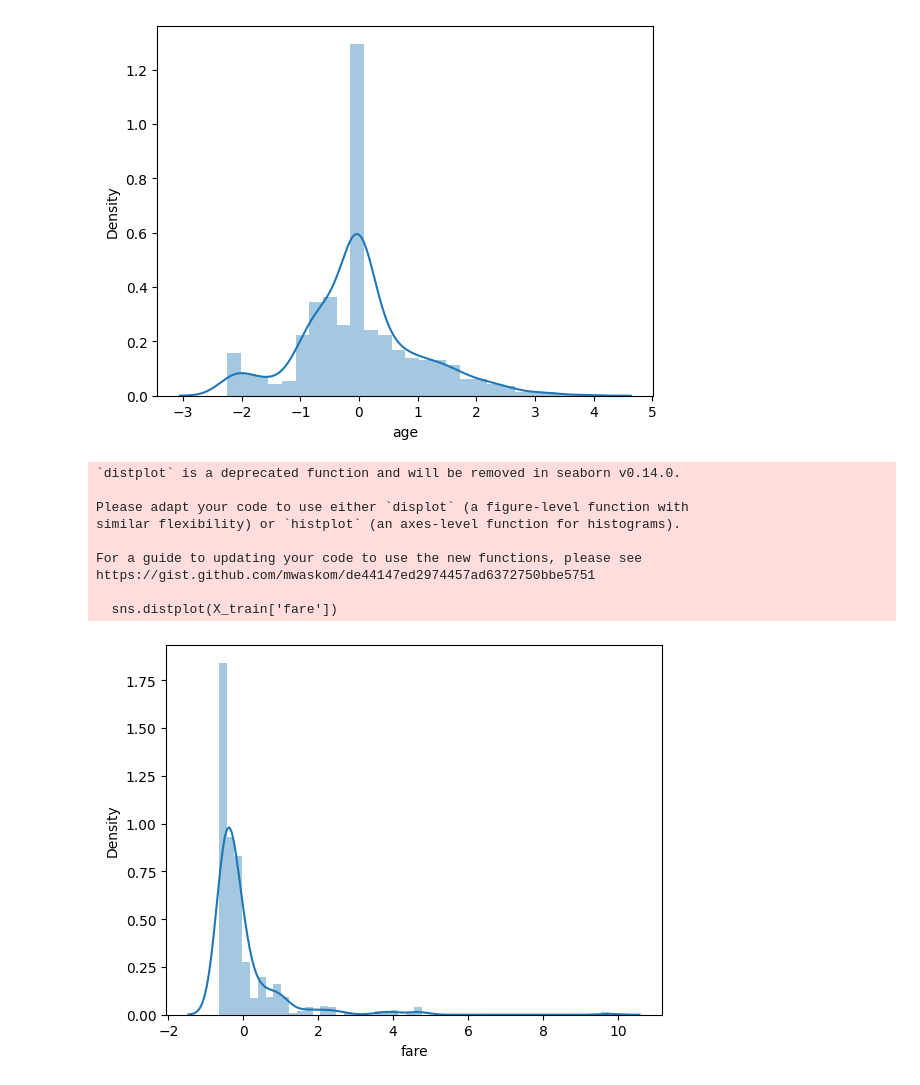
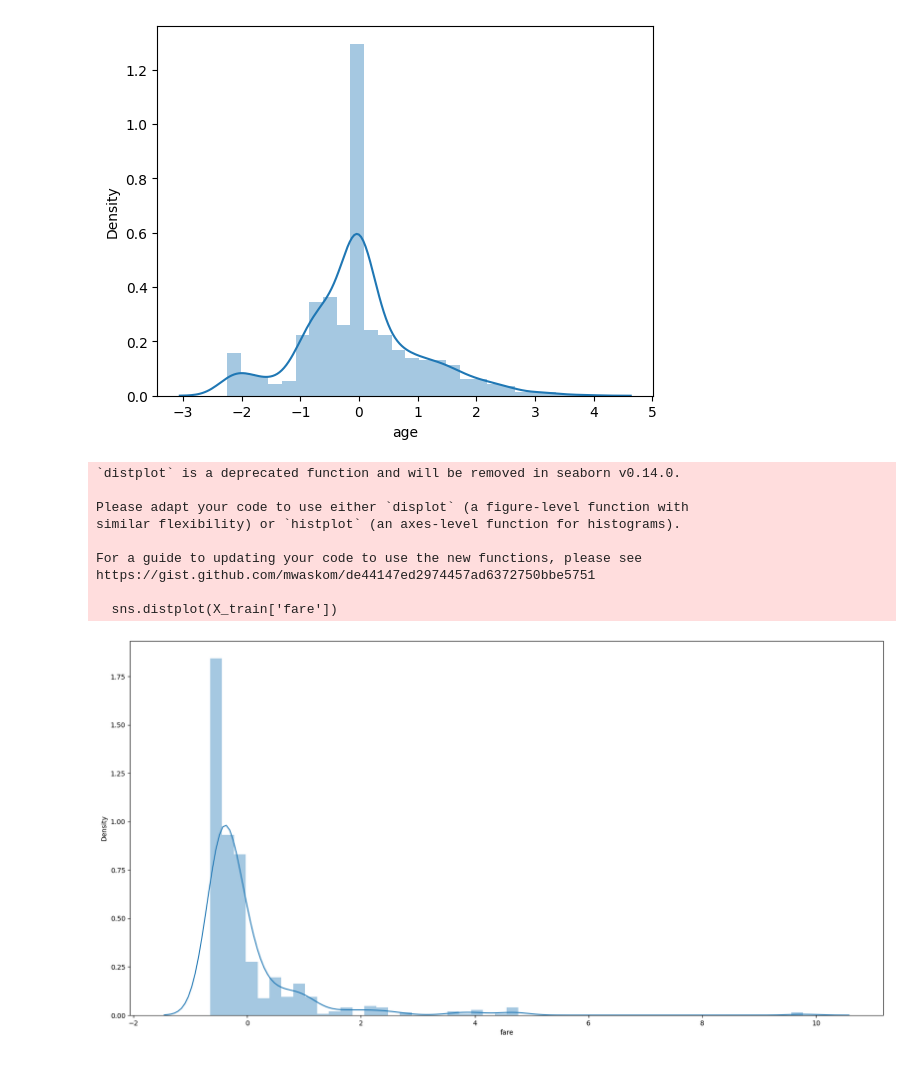
Before and after one commit to Pratyusha-Mukherjee/FSP-MachineLearning, a Jupyter notebook: day5/titanic_data.ipynb, the cells around one changed output. Saved outputs shown, nothing was run; the diff lists cells and outputs as text; code cells hidden in the pictures.

```diff
--- a/day5/titanic_data.ipynb
+++ b/day5/titanic_data.ipynb
@@ -163,16 +163,18 @@ X_train['age'] = age_scaler.transform(X_train[['age']])
 fare_scaler.fit(pd.DataFrame(X_train['fare']))
 X_train['fare'] = fare_scaler.transform(pd.DataFrame(X_train['fare']))
 # %%
+plt.figure(figsize=(20,10))
+
 sns.distplot(X_train['fare'])
 plt.show()
 # %% [output]
 `distplot` is a deprecated function and will be removed in seaborn v0.14.0.
 
 Please adapt your code to use either `displot` (a figure-level function with
 similar flexibility) or `histplot` (an axes-level function for histograms).
 
 For a guide to updating your code to use the new functions, please see
 https://gist.github.com/mwaskom/de44147ed2974457ad6372750bbe5751
 
   sns.distplot(X_train['fare'])
-[figure, old version]
+[figure, new version]
```
Also changed, not shown: parts of 8 cells of this notebook.
